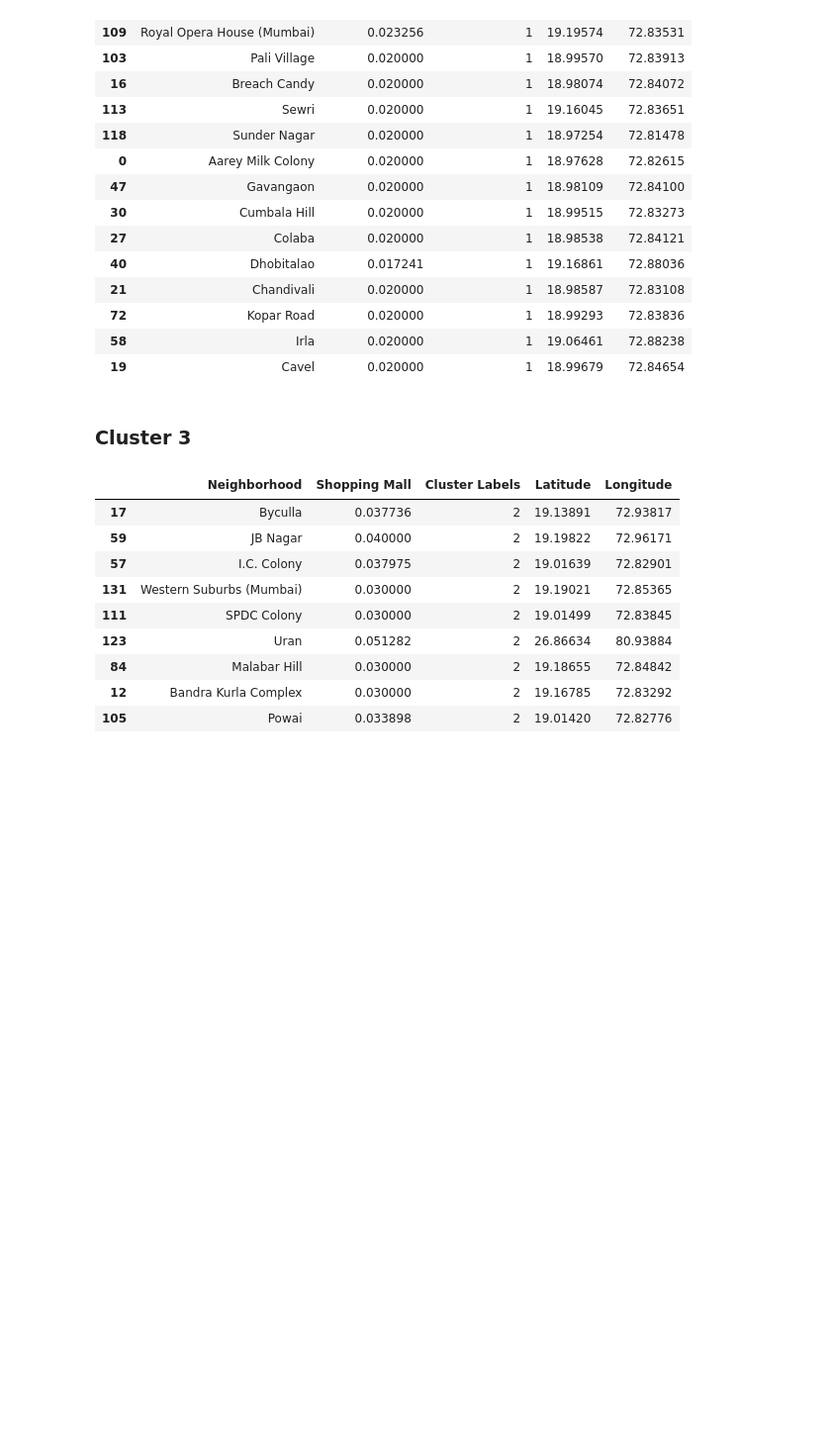
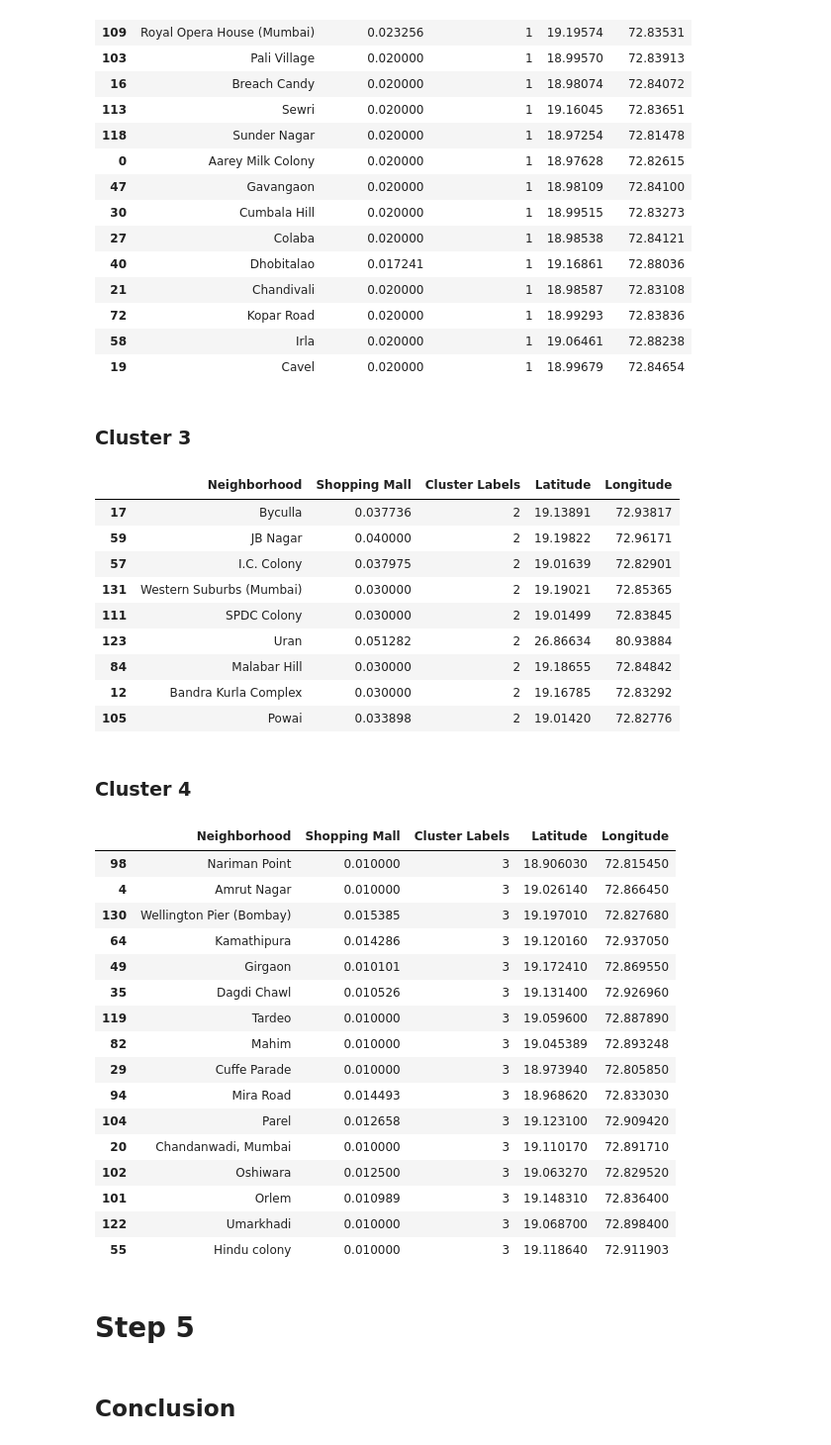
Before and after one commit to hrd1795/Coursera_Capstone, a Jupyter notebook: The Battle of Neighborhoods.ipynb, the cells around one changed output. Shown at 99% size. Drawn from its saved outputs; the diff is of its cells as text; code cells hidden in the pictures; blank space fills up the shorter version.

```diff
--- a/The Battle of Neighborhoods.ipynb
+++ b/The Battle of Neighborhoods.ipynb
@@ -523,0 +538,26 @@ mumbai_merged.loc[mumbai_merged['Cluster Labels'] == 2]
+# %% [markdown]
+### Cluster 4
+# %%
+mumbai_merged.loc[mumbai_merged['Cluster Labels'] == 3]
+# %% [output]
+|  | Neighborhood | Shopping Mall | Cluster Labels | Latitude | Longitude |
+| 98 | Nariman Point | 0.010000 | 3 | 18.906030 | 72.815450 |
+| 4 | Amrut Nagar | 0.010000 | 3 | 19.026140 | 72.866450 |
+| 130 | Wellington Pier (Bombay) | 0.015385 | 3 | 19.197010 | 72.827680 |
+| 64 | Kamathipura | 0.014286 | 3 | 19.120160 | 72.937050 |
+| 49 | Girgaon | 0.010101 | 3 | 19.172410 | 72.869550 |
+| 35 | Dagdi Chawl | 0.010526 | 3 | 19.131400 | 72.926960 |
+| 119 | Tardeo | 0.010000 | 3 | 19.059600 | 72.887890 |
+| 82 | Mahim | 0.010000 | 3 | 19.045389 | 72.893248 |
+| 29 | Cuffe Parade | 0.010000 | 3 | 18.973940 | 72.805850 |
+| 94 | Mira Road | 0.014493 | 3 | 18.968620 | 72.833030 |
+| 104 | Parel | 0.012658 | 3 | 19.123100 | 72.909420 |
+| 20 | Chandanwadi, Mumbai | 0.010000 | 3 | 19.110170 | 72.891710 |
+| 102 | Oshiwara | 0.012500 | 3 | 19.063270 | 72.829520 |
+| 101 | Orlem | 0.010989 | 3 | 19.148310 | 72.836400 |
+| 122 | Umarkhadi | 0.010000 | 3 | 19.068700 | 72.898400 |
+| 55 | Hindu colony | 0.010000 | 3 | 19.118640 | 72.911903 |
+# %% [markdown]
+# Step 5
+# %% [markdown]
+## Conclusion
```
Also changed, not shown: parts of 7 cells of this notebook.
